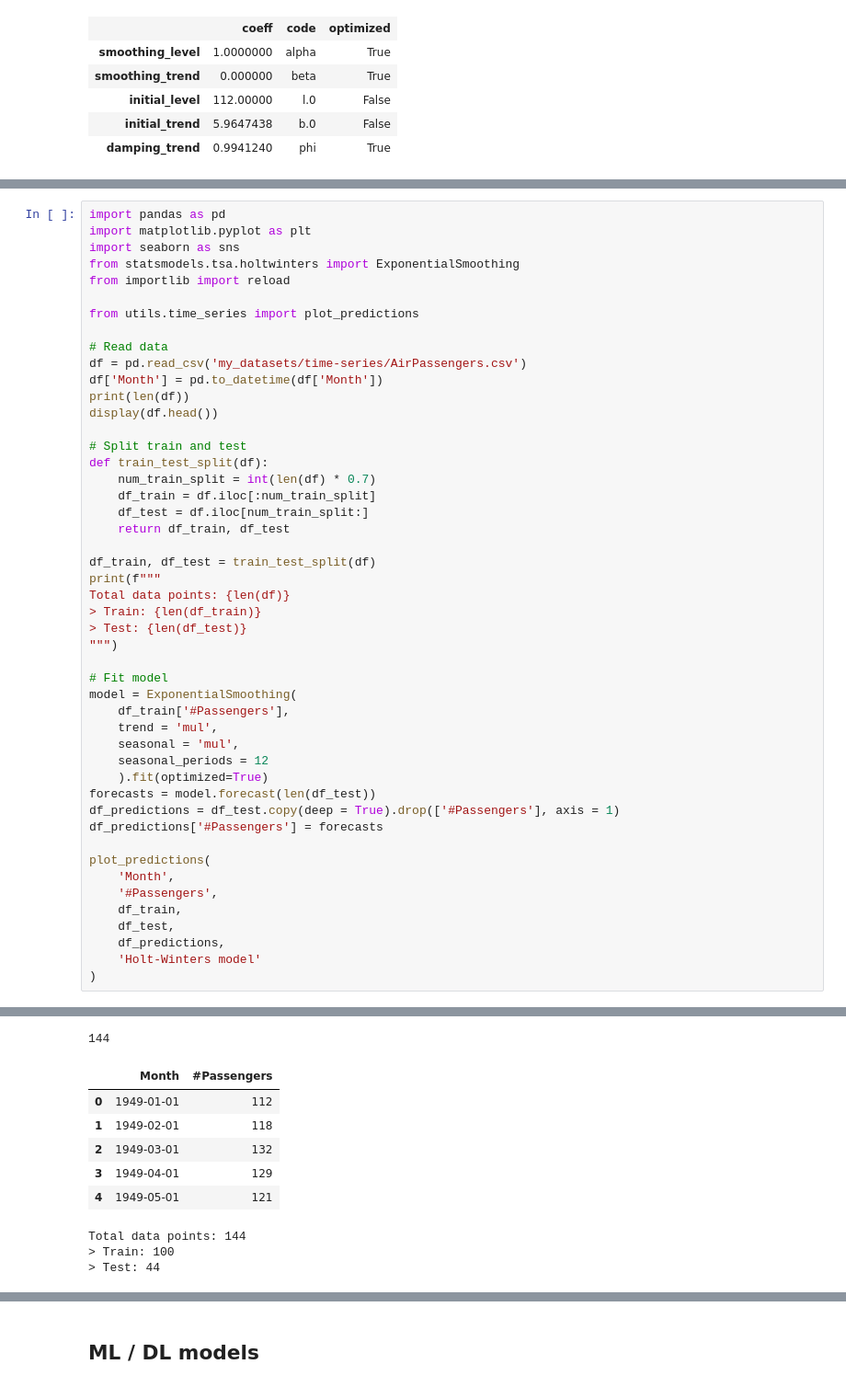
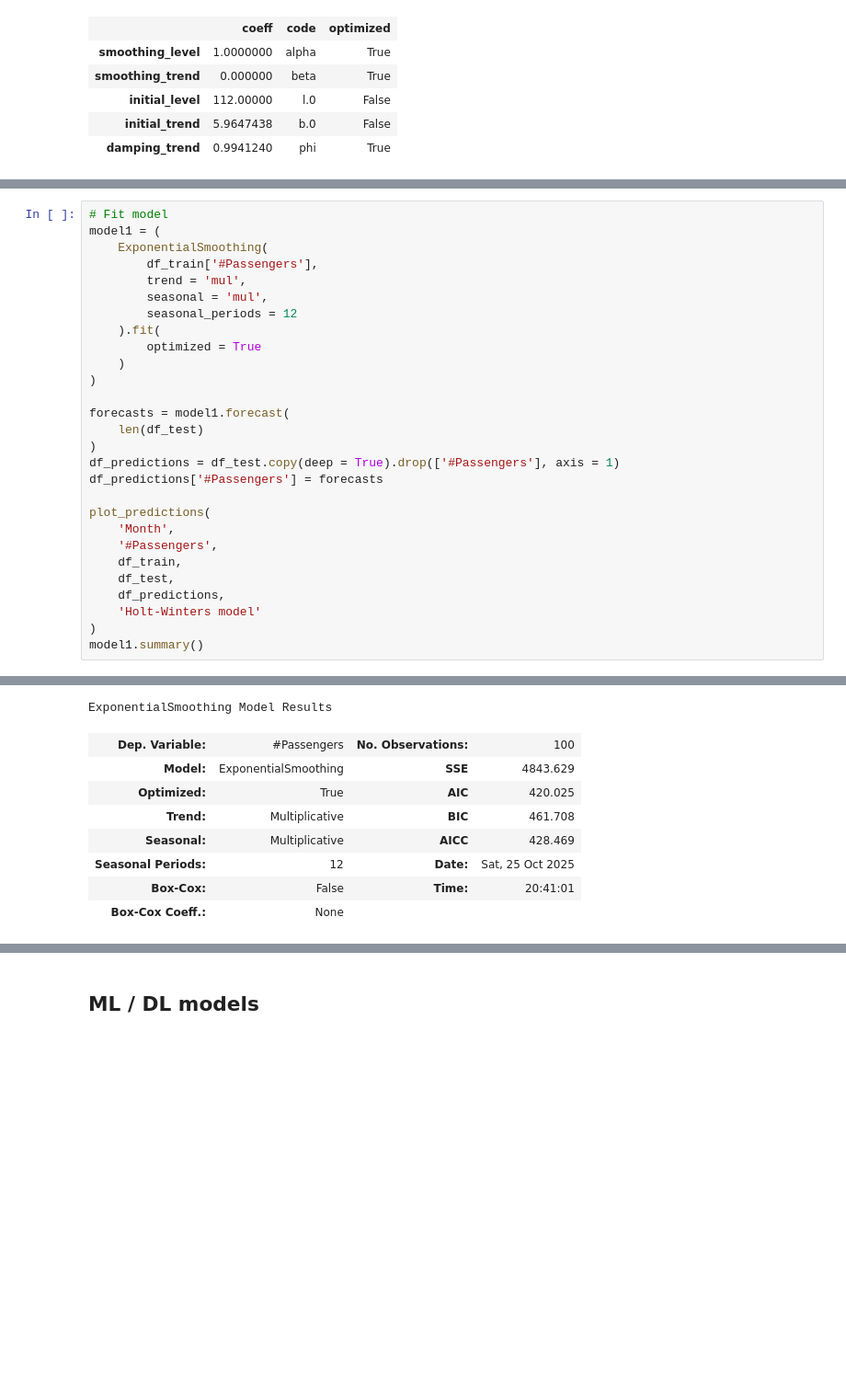
Before and after one commit to EvgeniiZorin/Handbook_Data-Science, a Jupyter notebook: _0_time_series.ipynb, the cells around one changed output, grey strips where cells are left out. Shown at 92% size. Cells and saved outputs as stored; diff of their text form; blank space fills up the shorter version.

```diff
--- a/_0_time_series.ipynb
+++ b/_0_time_series.ipynb
@@ -999,40 +1040,19 @@ Holt-Winters model further extends Holt's linear trend model by adding seasonali
 # %%
-import pandas as pd
-import matplotlib.pyplot as plt
-import seaborn as sns
-from statsmodels.tsa.holtwinters import ExponentialSmoothing
-from importlib import reload
+# Fit model
+model1 = (
+    ExponentialSmoothing(
+        df_train['#Passengers'],
+        trend = 'mul',
+        seasonal = 'mul',
+        seasonal_periods = 12
+    ).fit(
+        optimized = True
+    )
+)
 
-from utils.time_series import plot_predictions
-
-# Read data
-df = pd.read_csv('my_datasets/time-series/AirPassengers.csv')
-df['Month'] = pd.to_datetime(df['Month'])
-print(len(df))
-display(df.head())
-
-# Split train and test
-def train_test_split(df):
-    num_train_split = int(len(df) * 0.7)
-    df_train = df.iloc[:num_train_split]
-    df_test = df.iloc[num_train_split:]
-    return df_train, df_test
-
-df_train, df_test = train_test_split(df)
-print(f"""
-Total data points: {len(df)}
-> Train: {len(df_train)}
-> Test: {len(df_test)}
-""")
-
-# Fit model
-model = ExponentialSmoothing(
-    df_train['#Passengers'],
-    trend = 'mul',
-    seasonal = 'mul',
-    seasonal_periods = 12
-    ).fit(optimized=True)
-forecasts = model.forecast(len(df_test))
+forecasts = model1.forecast(
+    len(df_test)
+)
 df_predictions = df_test.copy(deep = True).drop(['#Passengers'], axis = 1)
 df_predictions['#Passengers'] = forecasts
 
@@ -1044,4 +1064,5 @@ plot_predictions(
     df_predictions,
     'Holt-Winters model'
 )
+model1.summary()
 # %% [output]
@@ -1048,10 +1070,9 @@ plot_predictions(
-144
+ExponentialSmoothing Model Results
-|  | Month | #Passengers |
-| 0 | 1949-01-01 | 112 |
-| 1 | 1949-02-01 | 118 |
-| 2 | 1949-03-01 | 132 |
-| 3 | 1949-04-01 | 129 |
-| 4 | 1949-05-01 | 121 |
+| Dep. Variable: | #Passengers | No. Observations: | 100 |
+| Model: | ExponentialSmoothing | SSE | 4843.629 |
+| Optimized: | True | AIC | 420.025 |
+| Trend: | Multiplicative | BIC | 461.708 |
+| Seasonal: | Multiplicative | AICC | 428.469 |
+| Seasonal Periods: | 12 | Date: | Sat, 25 Oct 2025 |
+| Box-Cox: | False | Time: | 20:41:01 |
+| Box-Cox Coeff.: | None |  |  |
-Total data points: 144
-> Train: 100
-> Test: 44
```
Also changed, not shown: parts of 16 cells of this notebook.
